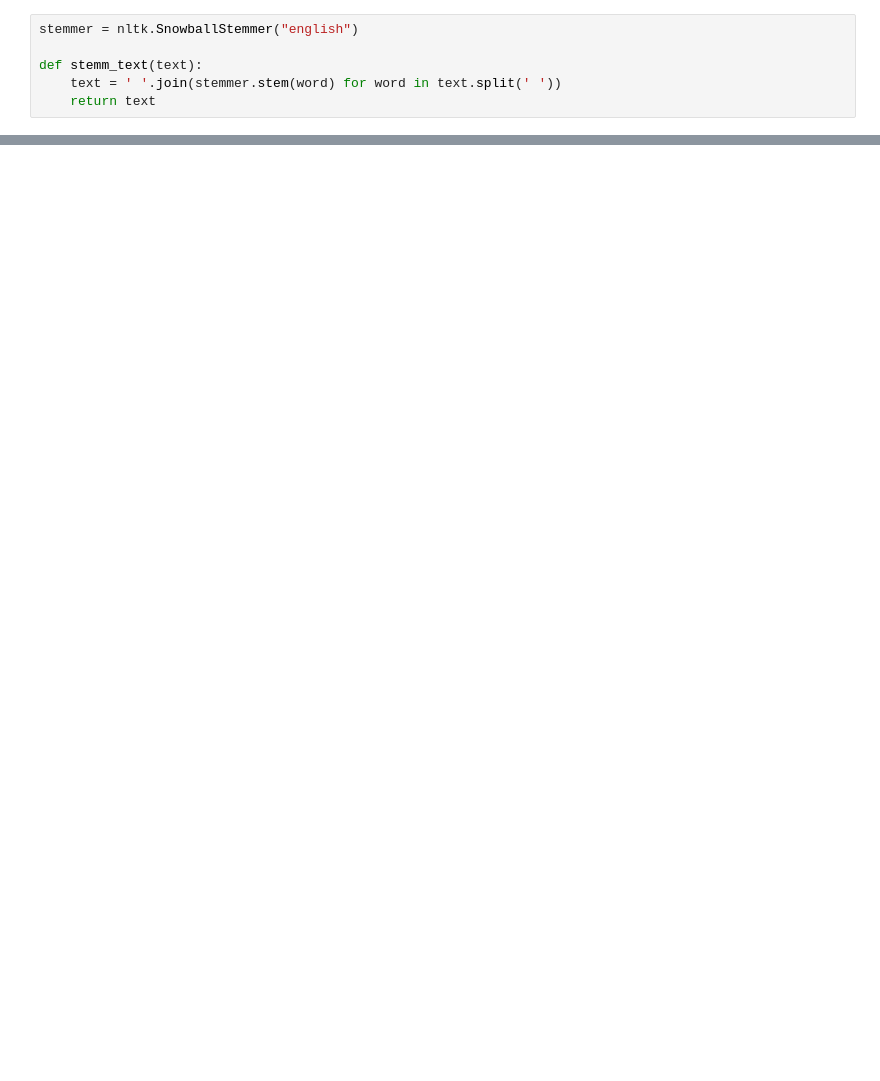
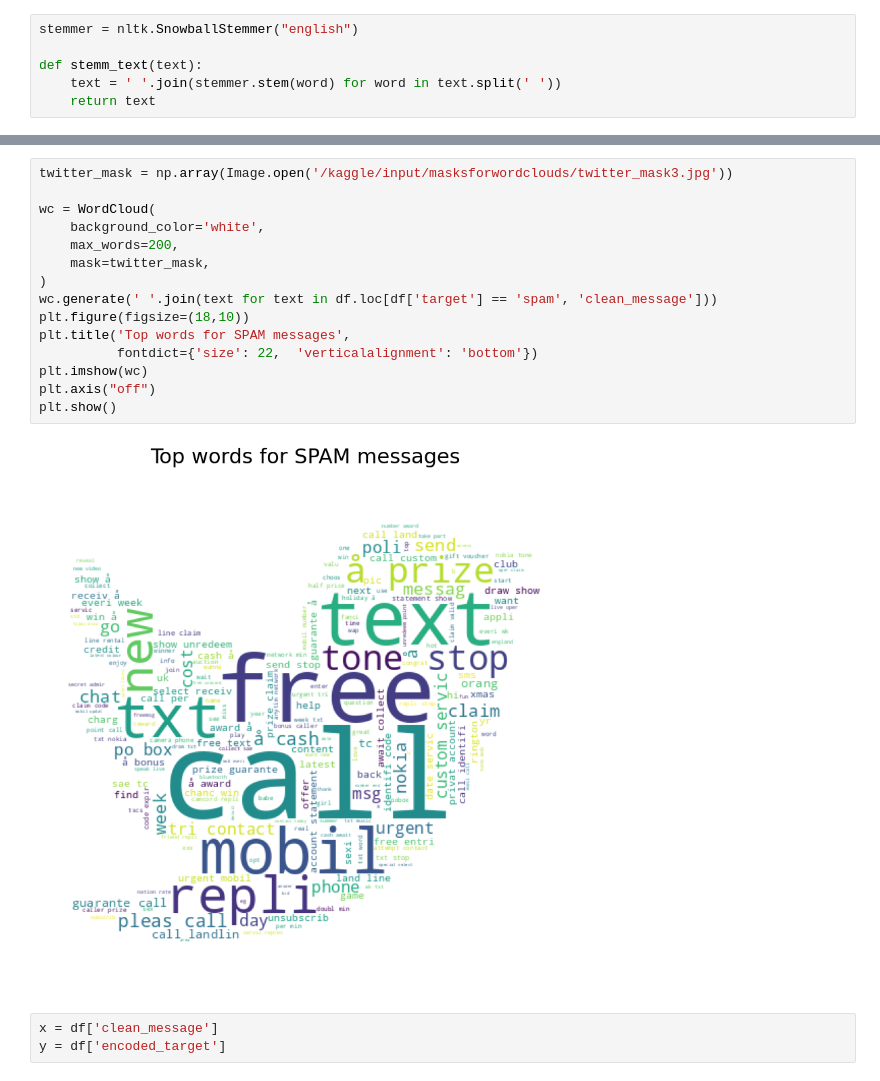
Before and after one commit to polachandu/SMS-Spam-Classification, a Jupyter notebook: sms-spam-classification-using-glove-bert-lstm.ipynb, the cells around one changed output, grey strips where cells are left out. Drawn from its saved outputs; the diff is of its cells as text; blank space fills up the shorter version.

```diff
--- a/sms-spam-classification-using-glove-bert-lstm.ipynb
+++ b/sms-spam-classification-using-glove-bert-lstm.ipynb
@@ -265,0 +270,20 @@ print(df['stem_clean_message_len'].sum())
+# %%
+twitter_mask = np.array(Image.open('/kaggle/input/masksforwordclouds/twitter_mask3.jpg'))
+
+wc = WordCloud(
+    background_color='white',
+    max_words=200,
+    mask=twitter_mask,
+)
+wc.generate(' '.join(text for text in df.loc[df['target'] == 'spam', 'clean_message']))
+plt.figure(figsize=(18,10))
+plt.title('Top words for SPAM messages',
+          fontdict={'size': 22,  'verticalalignment': 'bottom'})
+plt.imshow(wc)
+plt.axis("off")
+plt.show()
+# %% [output]
+[figure, added]
+# %%
+x = df['clean_message']
+y = df['encoded_target']
```
Also changed, not shown: parts of 8 cells of this notebook.
